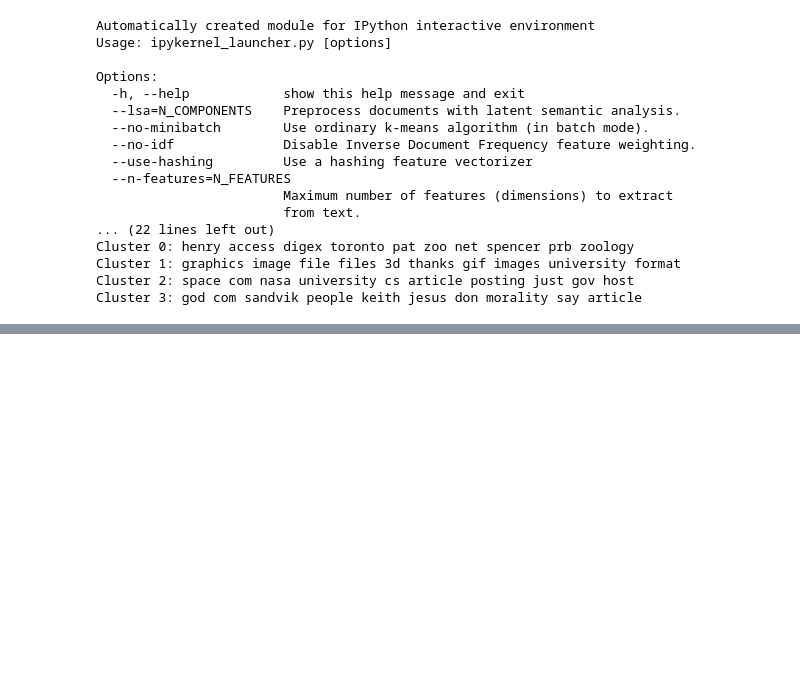
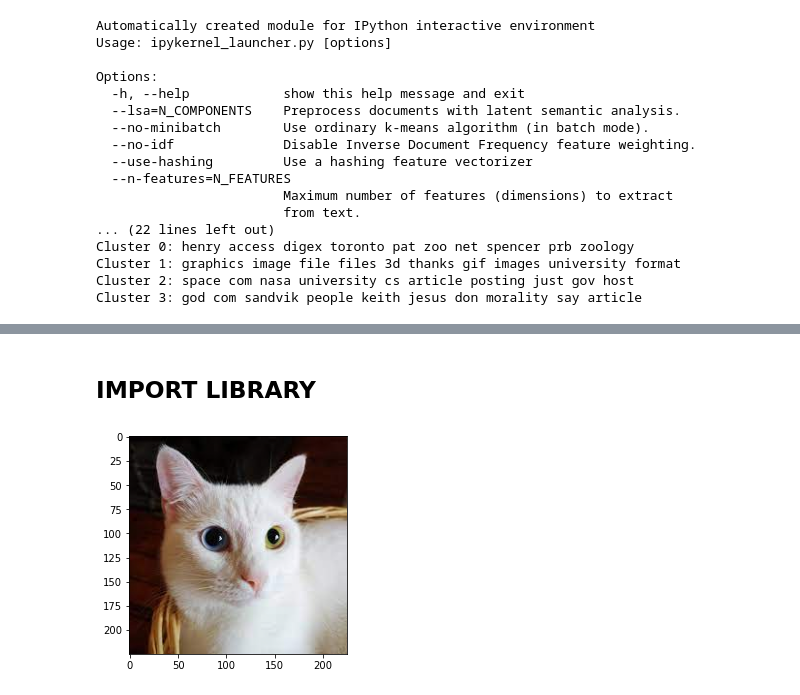
Before and after one commit to dianrezky/Intoduction-To-Machine-Learning-Kaggle, a Jupyter notebook: Week 5/Tugas Week 5_Exploratory Data Analysis_SVD exampe.ipynb, the cells around one changed output, grey strips where cells are left out. Cells and saved outputs as stored; diff of their text form; code cells hidden in the pictures; blank space fills up the shorter version.

```diff
--- a/Week 5/Tugas Week 5_Exploratory Data Analysis_SVD exampe.ipynb
+++ b/Week 5/Tugas Week 5_Exploratory Data Analysis_SVD exampe.ipynb
@@ -264,0 +267,2 @@ Cluster 3: god com sandvik people keith jesus don morality say article
+# %% [markdown]
+## IMPORT LIBRARY
@@ -264,0 +273,44 @@ Cluster 3: god com sandvik people keith jesus don morality say article
+# %%
+def load_image(image):
+    image = Image.open(image)
+    im_array = numpy.array(image)
+
+    red = im_array[:, :, 0]
+    green = im_array[:, :, 1]
+    blue = im_array[:, :, 2]
+
+    return red, green, blue
+# %%
+def channel_compress(color_channel, singular_value_limit):
+    u, s, v = numpy.linalg.svd(color_channel)
+    compressed = numpy.zeros((color_channel.shape[0], color_channel.shape[1]))
+    n = singular_value_limit
+
+    left_matrix = numpy.matmul(u[:, 0:n], numpy.diag(s)[0:n, 0:n])
+    inner_compressed = numpy.matmul(left_matrix, v[0:n, :])
+    compressed = inner_compressed.astype('uint8')
+    return compressed
+
+image_cat = load_image("dataset/cat.jpeg")
+red, green, blue = image_cat
+singular_val_lim = 350
+# %%
+red, green, blue = image_cat
+singular_val_lim = 350
+# %%
+def compress_image(red, green, blue, singular_val_lim):
+    compressed_red = channel_compress(red, singular_val_lim)
+    compressed_green = channel_compress(green, singular_val_lim)
+    compressed_blue = channel_compress(blue, singular_val_lim)
+
+    im_red = Image.fromarray(compressed_red)
+    im_blue = Image.fromarray(compressed_blue)
+    im_green = Image.fromarray(compressed_green)
+
+    new_image = Image.merge("RGB", (im_red, im_green, im_blue))
+    plt.imshow(new_image)
+    plt.show()
+
+compress_image(red, green, blue, singular_val_lim)
+# %% [output]
+[figure, added]
```
Also changed, not shown: parts of 2 cells of this notebook, 5 other files.
